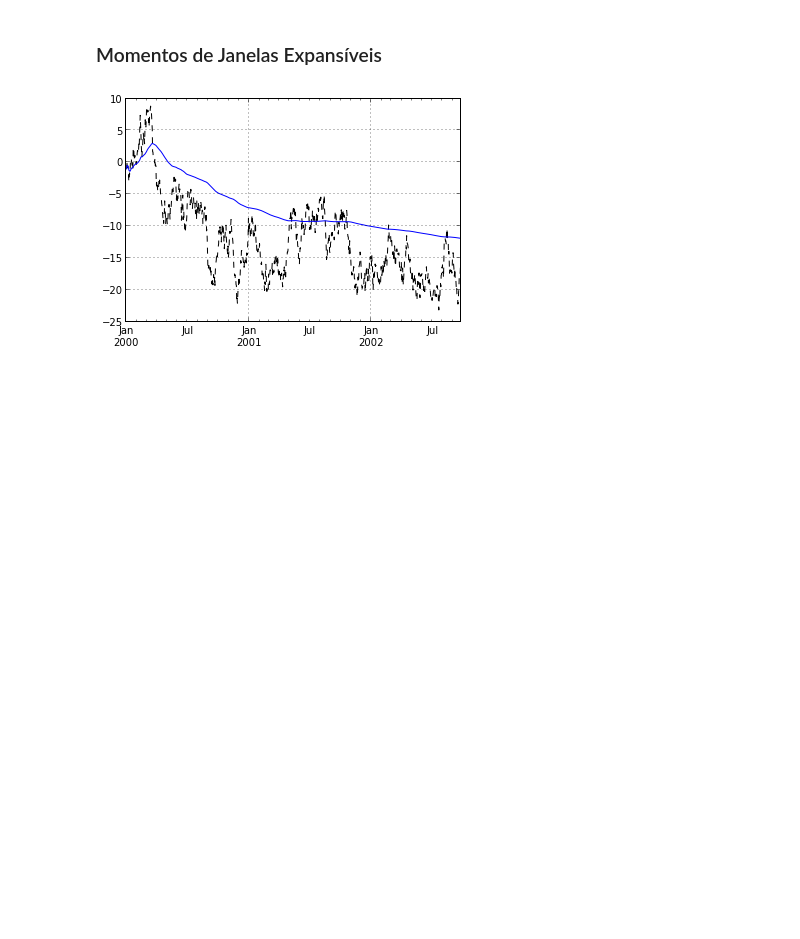
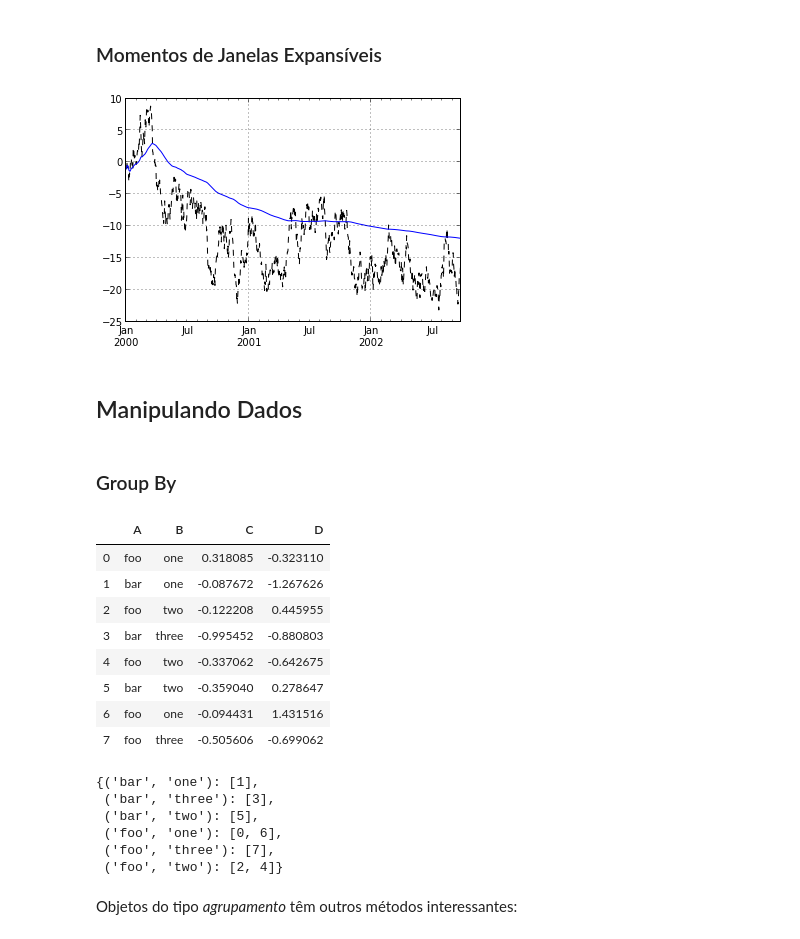
Before and after one commit to EMAp/RegLinear, a Jupyter notebook: Pandas/Pandas e Statsmodels 2.ipynb, the cells around one changed output. Drawn from its saved outputs; the diff is of its cells as text; code cells hidden in the pictures; blank space fills up the shorter version.

```diff
--- a/Pandas/Pandas e Statsmodels 2.ipynb
+++ b/Pandas/Pandas e Statsmodels 2.ipynb
@@ -286,3 +286,36 @@ ts.plot(style='k--');
 pd.expanding_mean(ts).plot(style='b');
 # %% [output]
 [figure]
+# %% [markdown]
+## Manipulando Dados
+# %% [markdown]
+### Group By
+# %%
+df = pd.DataFrame({'A' : ['foo', 'bar', 'foo', 'bar','foo', 'bar', 'foo', 'foo'],
+                'B' : ['one', 'one', 'two', 'three','two', 'two', 'one', 'three'],
+                'C' : randn(8),
+                'D' : randn(8)})
+df
+# %% [output]
+|  | A | B | C | D |
+| 0 | foo | one | 0.318085 | -0.323110 |
+| 1 | bar | one | -0.087672 | -1.267626 |
+| 2 | foo | two | -0.122208 | 0.445955 |
+| 3 | bar | three | -0.995452 | -0.880803 |
+| 4 | foo | two | -0.337062 | -0.642675 |
+| 5 | bar | two | -0.359040 | 0.278647 |
+| 6 | foo | one | -0.094431 | 1.431516 |
+| 7 | foo | three | -0.505606 | -0.699062 |
+# %%
+grouped = df.groupby('A')
+grouped = df.groupby(['A', 'B'])
+grouped.groups
+# %% [output]
+{('bar', 'one'): [1],
+ ('bar', 'three'): [3],
+ ('bar', 'two'): [5],
+ ('foo', 'one'): [0, 6],
+ ('foo', 'three'): [7],
+ ('foo', 'two'): [2, 4]}
+# %% [markdown]
+Objetos do tipo *agrupamento* têm outros métodos interessantes:
```
Also changed, not shown: parts of 62 cells of this notebook.
